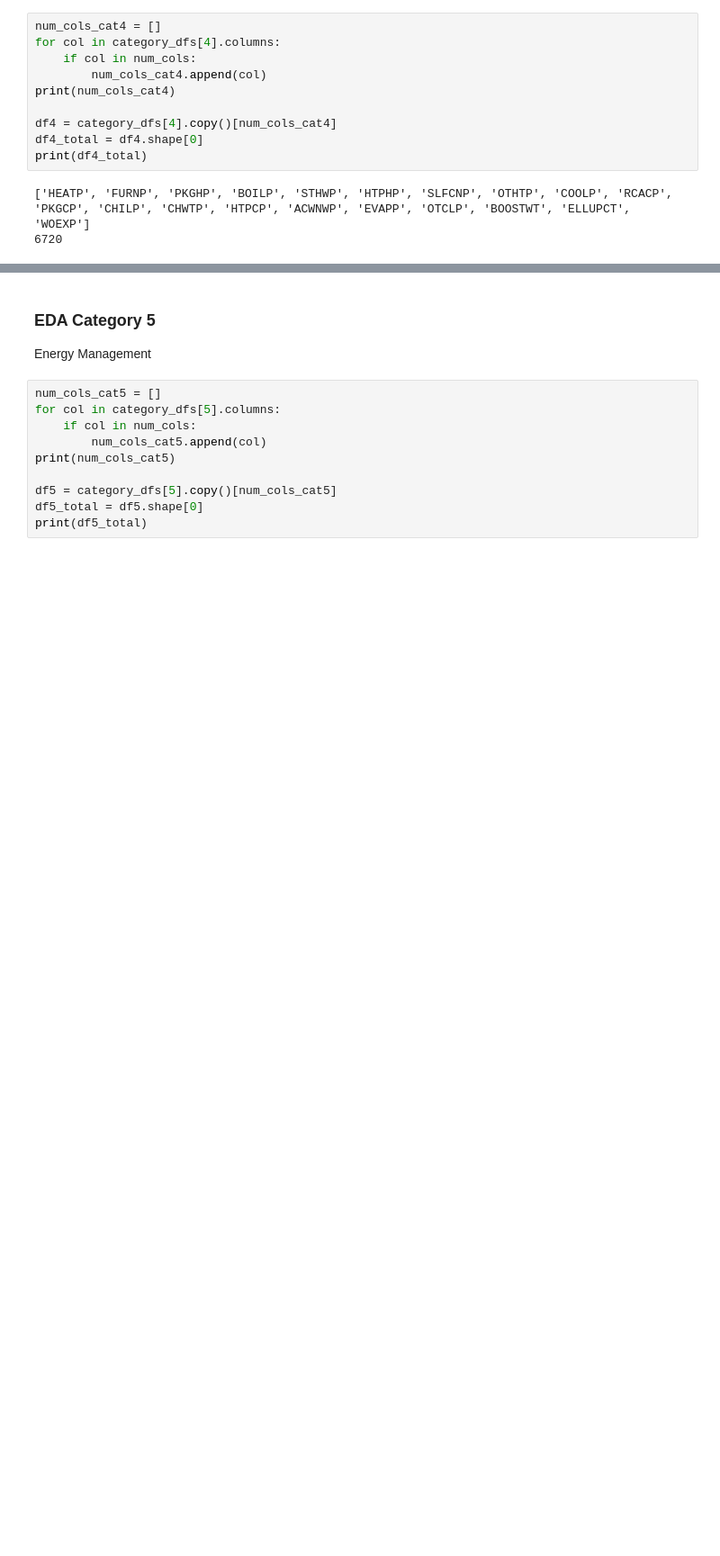
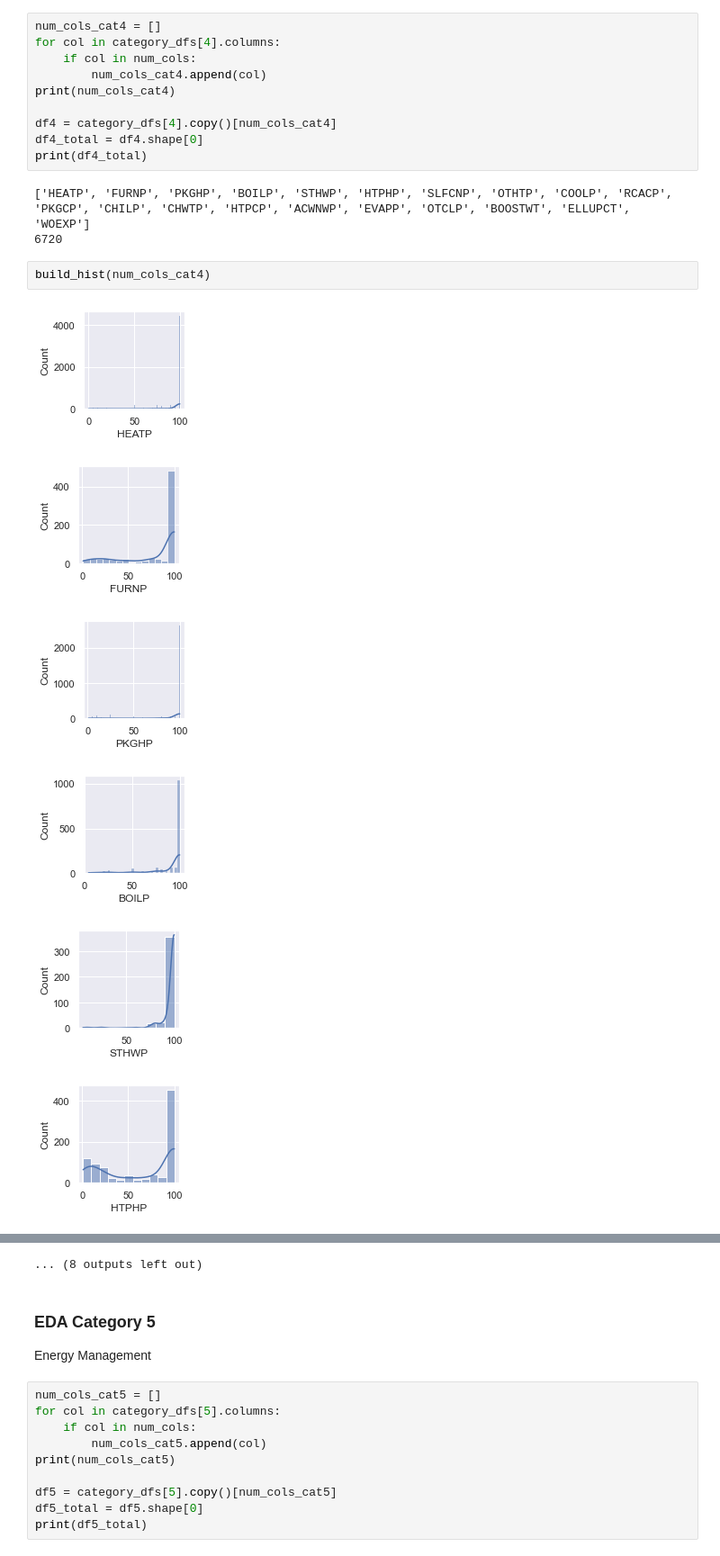
Before and after one commit to oostendo/2022-SI699-011, a Jupyter notebook: eva_and_sam/EDA_cbecs2012.ipynb, the cells around one changed output, grey strips where cells are left out. Shown at 90% size. Drawn from its saved outputs; the diff is of its cells as text; blank space fills up the shorter version.

```diff
--- a/eva_and_sam/EDA_cbecs2012.ipynb
+++ b/eva_and_sam/EDA_cbecs2012.ipynb
@@ -238,3 +267,12 @@ print(df4_total)
 # %% [output]
 ['HEATP', 'FURNP', 'PKGHP', 'BOILP', 'STHWP', 'HTPHP', 'SLFCNP', 'OTHTP', 'COOLP', 'RCACP', 'PKGCP', 'CHILP', 'CHWTP', 'HTPCP', 'ACWNWP', 'EVAPP', 'OTCLP', 'BOOSTWT', 'ELLUPCT', 'WOEXP']
 6720
+# %%
+build_hist(num_cols_cat4)
+# %% [output]
+[figure, added]
+[figure, added]
+[figure, added]
+[figure, added]
+[figure, added]
+[figure, added]
@@ -241,3 +285,4 @@ print(df4_total)
+... (8 outputs left out)
 # %% [markdown]
 ### EDA Category 5
 
```
Also changed, not shown: parts of 16 cells of this notebook.
